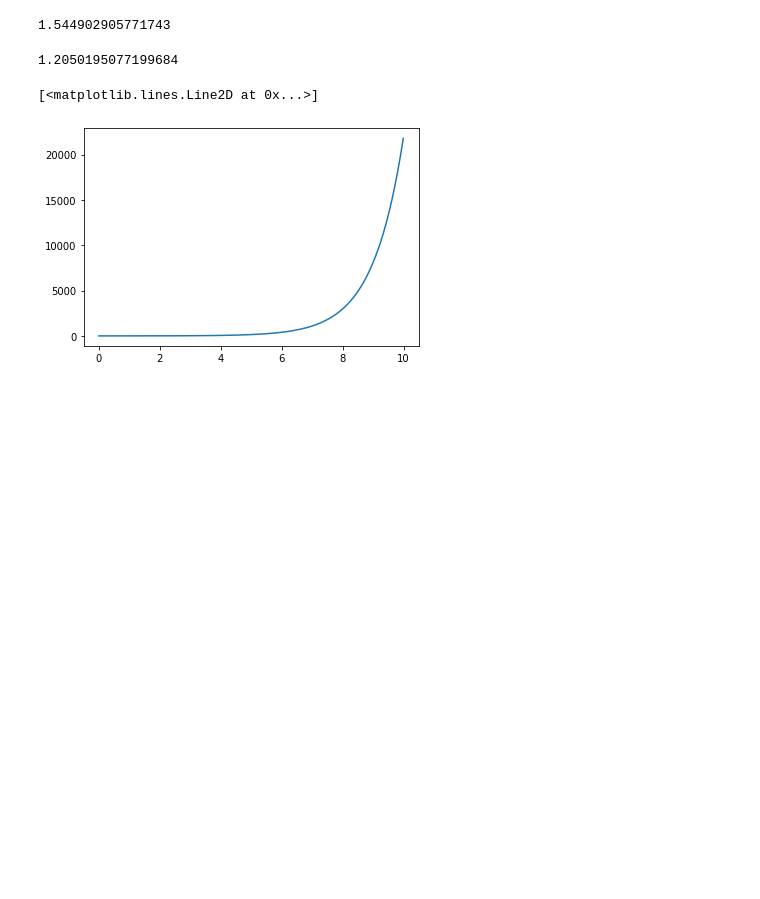
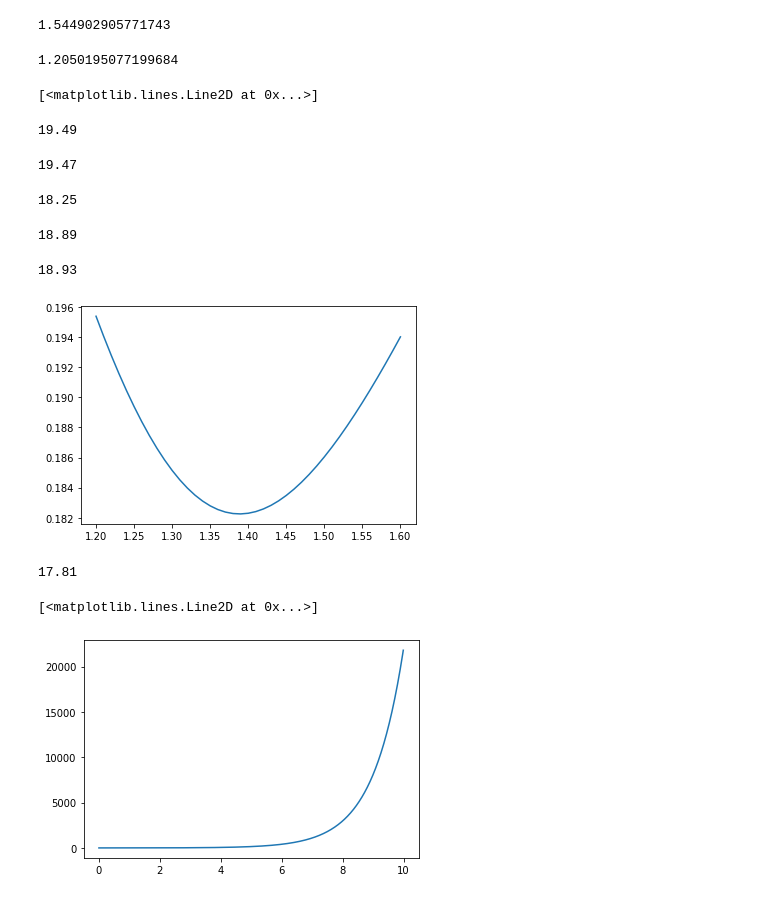
Before and after one commit to volcano852/fxoptions, a Jupyter notebook: FX Options.ipynb, the cells around one changed output. Cells and saved outputs as stored; diff of their text form; code cells hidden in the pictures; blank space fills up the shorter version.

```diff
--- a/FX Options.ipynb
+++ b/FX Options.ipynb
@@ -127,3 +157,54 @@ K_put_25
+# %%
+alpha = 0.17431060
+vov=0.81694072
+rho=-0.11268306
+
+spot = 1.3465
+F0 = 1.3395
+spot_range=np.arange(1.2,1.6,0.01)
+vIV_SABR= np.vectorize(IV_SABR)
+IV_range = vIV_SABR(spot_range,F0,1,alpha,vov,rho)
+plt.plot(spot_range,IV_range)
+round(100*IV_SABR(1.2034,F0,1,alpha,vov,rho),2)
+round(100*IV_SABR(1.2050,F0,1,alpha,vov,rho),2)
+round(100*IV_SABR(1.3620,F0,1,alpha,vov,rho),2)
+round(100*IV_SABR(1.541,F0,1,alpha,vov,rho),2)
+round(100*IV_SABR(1.5449,F0,1,alpha,vov,rho),2)
+# %% [output]
+[<matplotlib.lines.Line2D at 0x...>]
+19.49
+19.47
+18.25
+18.89
+18.93
+[figure, added]
+# %%
+# inputs
+F0 = 1.3395
+T = 1
+vol_ATM = 0.1825
+vol_25d_MS = 0.0095
+rf = 0.0346
+rd = 0.0294
+
+### Smile strangle from Market strangle
+
+# 1. Decide on parametric form (here SABR)
+
+# 2. Determine KATM by using either ATMF or ATM DNS depending on market convention
+K_ATM = ATM_DNS_pips(F0,vol_ATM,T)
+
+# 3. Use Vol ATM and vol Vol 25d MS to determine K 25d P MS and K 25d C MS
+# ATM Vol + 25d market strangle premium in vol points
+K_call_25 = delta_to_strike(F0,0.25,0.0346,vol_ATM + vol_25d_MS,T,is_call=True)
+K_put_25 = delta_to_strike(F0,-0.25,0.0346,vol_ATM + vol_25d_MS,T,is_call=False)
+
+# 4. Determine Price 25d MS
+price_25d_MS = option_fwd(F0,K=K_call_25,rd=rd, sigma=vol_ATM + vol_25d_MS,T=T,is_call=True) + option_fwd(F0,K=K_call_25,rd=rd, sigma=vol_ATM + vol_25d_MS,T=T,is_call=False)
+
+# 5. Choose an initial guess for vol 25d Smile Strangle , such as vol 25d SS = vol 25d MS
+# %% [output]
+17.81
 # %%
 def f(x,T,co,c1,c2):
     return 1
```
Also changed, not shown: parts of 5 cells of this notebook.
